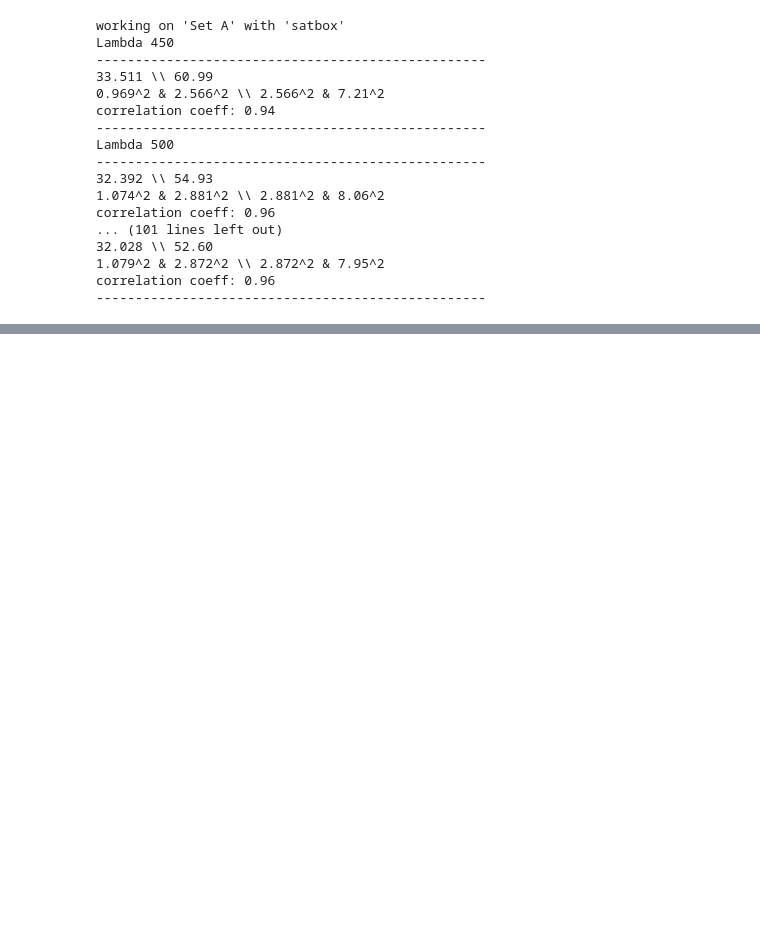
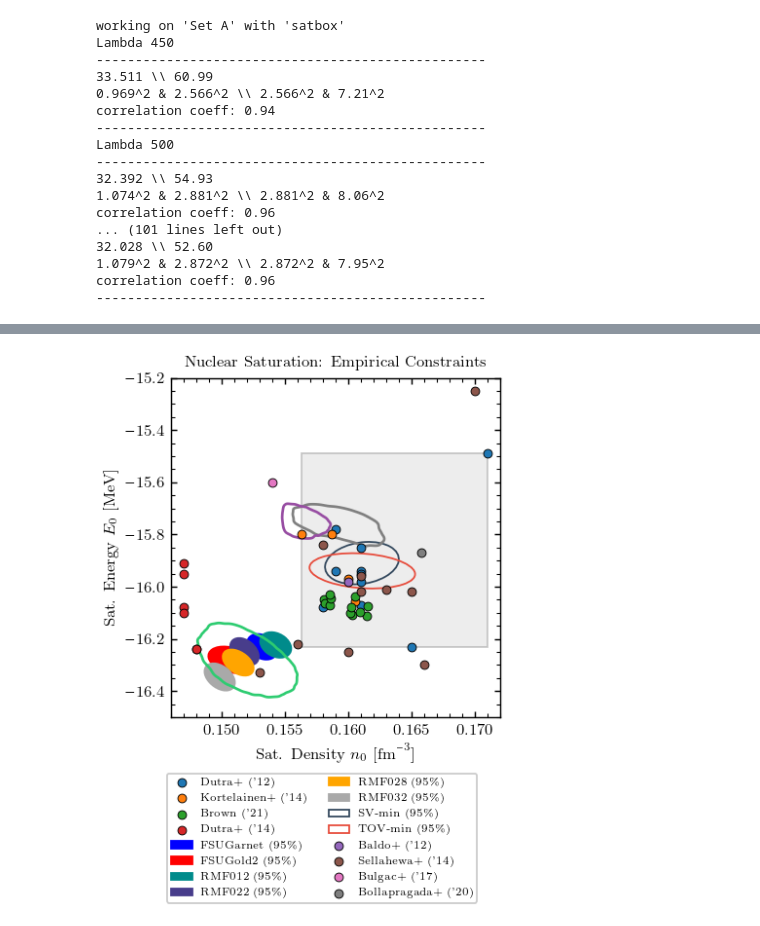
Before and after one commit to cdrischler/nuclear_saturation, a Jupyter notebook: analysis_conjugate_priors.ipynb, the cells around one changed output, grey strips where cells are left out. Drawn from its saved outputs; the diff is of its cells as text; code cells hidden in the pictures; blank space fills up the shorter version.

Commit message:
updates analysis notebook

```diff
--- a/analysis_conjugate_priors.ipynb
+++ b/analysis_conjugate_priors.ipynb
@@ -569,0 +576,8 @@ correlation coeff: 0.96
+# %%
+from modules.SaturationAnalysis import SaturationAnalysis, ALL_DFT_CONSTRAINTS
+analysis = SaturationAnalysis()
+analysis.plot_constraints(dft_constraints=ALL_DFT_CONSTRAINTS, add_svm=False,
+                          filename_postfix="_extended",
+                          annotate_dft_labels=False, ylim=(-16.5, -15.2))
+# %% [output]
+[figure, added]
```
Also changed, not shown: parts of 12 cells of this notebook.
